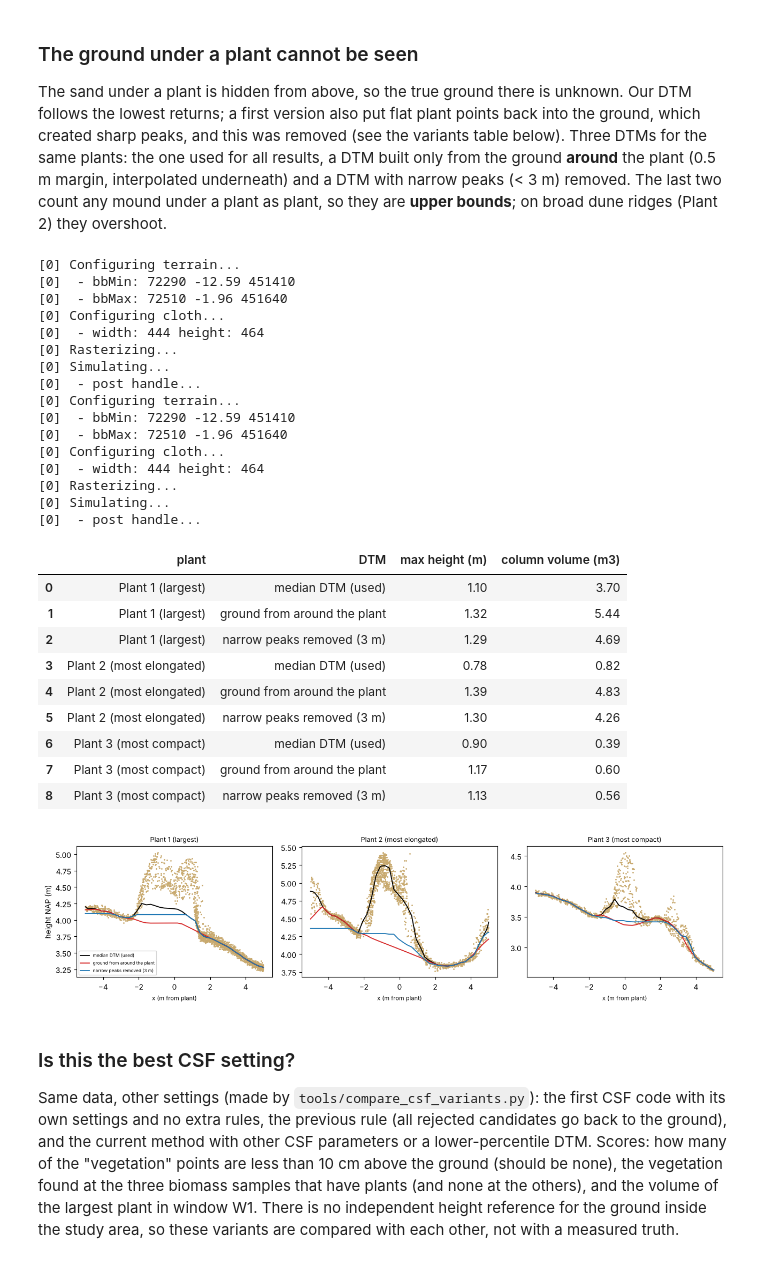
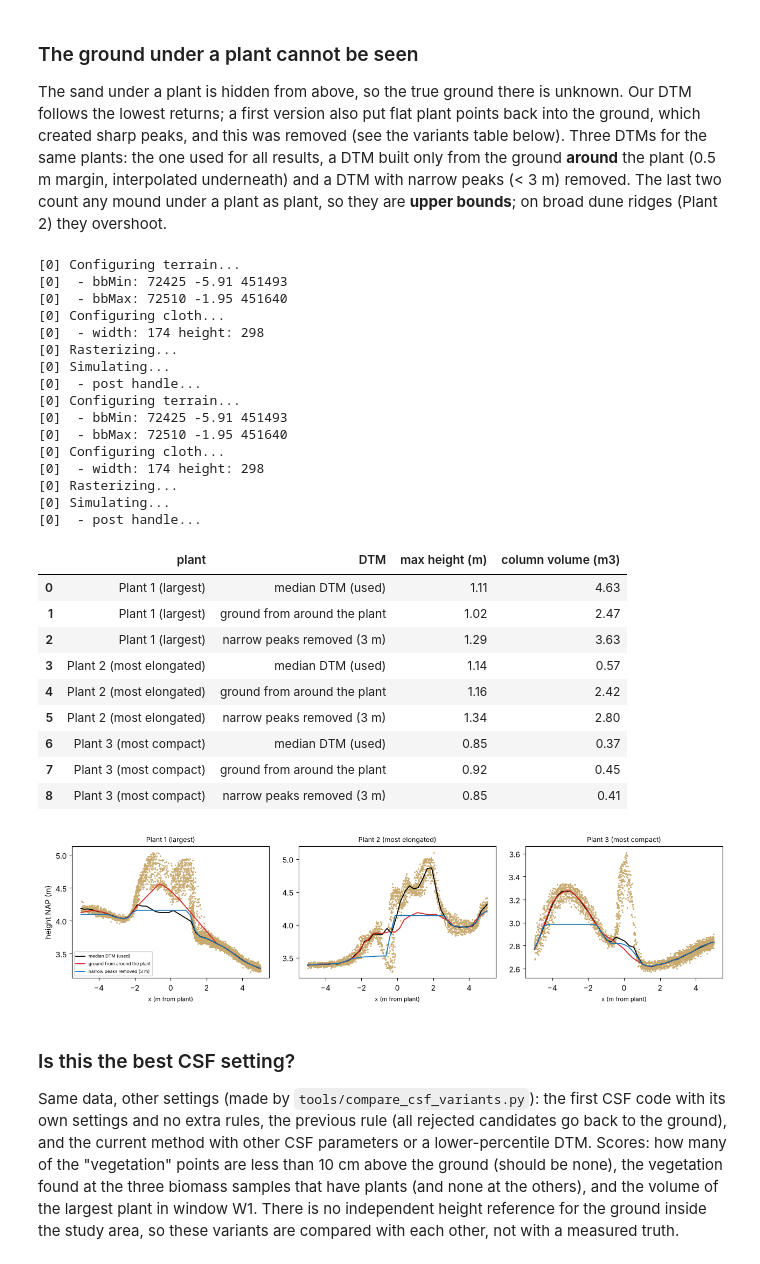
Before and after one commit to evpalli/zandmotor-biomass-pointclouds, a Jupyter notebook: notebooks/A_explore_vegetation.ipynb, the cells around one changed output. Cells and saved outputs as stored; diff of their text form; code cells hidden in the pictures.

```diff
--- a/notebooks/A_explore_vegetation.ipynb
+++ b/notebooks/A_explore_vegetation.ipynb
@@ -82,23 +68,23 @@ H.table(pd.DataFrame(rows), "A1_density_experiment")
 ## A2 - Three vegetation examples and bare sand
 Top: canopy height (m). Bottom: the points with their real RGB colour.
 # %%
-t = H.tussocks(R[E])
+t = H.tussocks(RF[E])
 ok = t[(t.vol_column >= 0.3) & (t.planarity < 0.5) & (t.h_p95 > 0.4)]            # clear 3D plants, not diffuse low patches
 pick = []                                                                         # three visually different shapes
 for col in ["vol_column", "linearity", "sphericity"]:
     pick.append(ok.drop(index=pick).nlargest(1, col).index[0])
 top = ok.loc[pick].reset_index(drop=True); top["patch"] = ["Plant 1 (largest)", "Plant 2 (most elongated)", "Plant 3 (most compact)"]
-bl = H.blocks(R[E], t); sand = bl[(bl.cover_m2 == 0) & (bl.slope_deg < 5) & (bl.data_share > .95)].sort_values("slope_deg").iloc[0]
+bl = H.blocks(RF[E], t); sand = bl[(bl.cover_m2 == 0) & (bl.slope_deg < 5) & (bl.data_share > .95)].sort_values("slope_deg").iloc[0]
 spots = [(r.x, r.y, r.patch) for r in top.itertuples()] + [(sand.x, sand.y, "Bare sand")]
 SUM = "20240717" if "20240717" in EP else EP[len(EP) // 2]                       # a summer epoch: plants are greener than in March
-gf = R[E]["grid_fine"]; h = 2.5
+gf = RF[E]["grid_fine"]; h = 2.5
 fig, axs = plt.subplots(3, 4, figsize=(11, 8.2))
 for j, (x, y, name) in enumerate(spots):
     c0, c1 = int((x - h - gf["x0"]) / gf["res"]), int((x + h - gf["x0"]) / gf["res"]); r0, r1 = int((gf["y1"] - y - h) / gf["res"]), int((gf["y1"] - y + h) / gf["res"])
-    im = axs[0, j].imshow(R[E]["chm"][r0:r1, c0:c1], extent=(-h, h, -h, h), vmin=0, vmax=1, cmap="YlGn"); axs[0, j].set_title(name, fontsize=8)
+    im = axs[0, j].imshow(RF[E]["chm"][r0:r1, c0:c1], extent=(-h, h, -h, h), vmin=0, vmax=1, cmap="YlGn"); axs[0, j].set_title(name, fontsize=8)
     for i, e in [(1, E), (2, SUM)]:
-        if name == "Bare sand": p = H.read_points(e, box=(x - h, y - h, x + h, y + h)); xx, yy, cc = p["x"], p["y"], p["rgb"]
-        else: v = R[e]["veg"]; m = (abs(v["x"] - x) < h) & (abs(v["y"] - y) < h); xx, yy, cc = v["x"][m], v["y"][m], v["rgb"][m]
+        if name == "Bare sand": p = H.read_points(e, density=DX(e), box=(x - h, y - h, x + h, y + h)); xx, yy, cc = p["x"], p["y"], p["rgb"]
+        else: v = RX(e)["veg"]; m = (abs(v["x"] - x) < h) & (abs(v["y"] - y) < h); xx, yy, cc = v["x"][m], v["y"][m], v["rgb"][m]
         axs[i, j].scatter(xx - x, yy - y, c=np.clip(cc, 0, 1), s=3); axs[i, j].set_xlim(-h, h); axs[i, j].set_ylim(-h, h); axs[i, j].set_aspect("equal")
     for i in range(3): axs[i, j].set_xlabel("x (m from centre)", fontsize=7); axs[i, j].tick_params(labelsize=7)
 axs[0, 0].set_ylabel("canopy height\n" + H.EPOCH_LABEL[E], fontsize=8); axs[1, 0].set_ylabel("real colour\n" + H.EPOCH_LABEL[E] + " (winter)", fontsize=8); axs[2, 0].set_ylabel("real colour\n" + H.EPOCH_LABEL[SUM] + " (summer)", fontsize=8)
@@ -111,9 +97,9 @@ H.table(top[["patch"] + cols].round(3), "A2_patch_attributes")
 rows = []                                                                         # colour of plants vs sand, winter and summer
 for e in [E, SUM]:
     for r in top.itertuples():
-        v = R[e]["veg"]; m = (abs(v["x"] - r.x) < 2.5) & (abs(v["y"] - r.y) < 2.5)
+        v = RX(e)["veg"]; m = (abs(v["x"] - r.x) < 2.5) & (abs(v["y"] - r.y) < 2.5)
         rows.append({"patch": r.patch, "epoch": H.EPOCH_LABEL[e], "veg points": int(m.sum()), **(H.colour_stats(v["rgb"][m]) if m.sum() > 5 else {})})
-    p = H.read_points(e, box=(sand.x - 2.5, sand.y - 2.5, sand.x + 2.5, sand.y + 2.5)); rows.append({"patch": "Bare sand", "epoch": H.EPOCH_LABEL[e], "veg points": 0, **H.colour_stats(p["rgb"])})
+    p = H.read_points(e, density=DX(e), box=(sand.x - 2.5, sand.y - 2.5, sand.x + 2.5, sand.y + 2.5)); rows.append({"patch": "Bare sand", "epoch": H.EPOCH_LABEL[e], "veg points": 0, **H.colour_stats(p["rgb"])})
 H.table(pd.DataFrame(rows).round(3), "A2_colour_by_season")
 # %% [output]
 |  | patch | epoch | veg points | brightness | exg | vari |
@@ -159,9 +141,9 @@ fig.colorbar(im, ax=axs, label="canopy height (m)", shrink=.6); H.save(fig, "A3_
 4. A candidate is **vegetation** if it is **10 cm - 1.5 m above the DTM** (10 cm = about 3 x the 3 cm noise of bare sand; slightly more on slopes) **and not flat** (eigenvalue shape: planarity < 0.65 and linearity / sphericity high enough). Plant points are 3D, sand ripples are planar.
 5. **Final DTM** from the CSF ground plus the candidates that were rejected only because they were too low; the gates are repeated on this DTM. Candidates that are flat but clearly above the ground are canopy surface, not sand, so they are not added to the ground (adding them lifted the DTM into the plants and created sharp peaks).
 # %%
-pts = H.read_points(E, box=(x0 - 6, y0 - 0.3, x0 + 6, y0 + 0.3)); hag = pts["z"] - H.sample(R[E]["dtm"], R[E]["grid_dtm"], pts["x"], pts["y"])
+pts = H.read_points(E, density=None, box=(x0 - 6, y0 - 0.3, x0 + 6, y0 + 0.3)); hag = pts["z"] - H.sample(RF[E]["dtm"], RF[E]["grid_dtm"], pts["x"], pts["y"])
 fig, ax = plt.subplots(figsize=(9, 3)); isv = (hag >= H.H_MIN) & (hag <= H.H_MAX)
 ax.plot(pts["x"][~isv], pts["z"][~isv], ".", c="#c8a96e", ms=2, label="ground / sand"); ax.plot(pts["x"][isv], pts["z"][isv], ".", c="#2a7f3f", ms=2, label="vegetation (> 10 cm above DTM)")
-xs = np.linspace(x0 - 6, x0 + 6, 300); ax.plot(xs, H.sample(R[E]["dtm"], R[E]["grid_dtm"], xs, np.full_like(xs, y0)), "k-", lw=1, label="DTM")
+xs = np.linspace(x0 - 6, x0 + 6, 300); ax.plot(xs, H.sample(RF[E]["dtm"], RF[E]["grid_dtm"], xs, np.full_like(xs, y0)), "k-", lw=1, label="DTM")
 ax.set_xlabel("x (m)"); ax.set_ylabel("height NAP (m)"); ax.legend(markerscale=4, fontsize=7); H.save(fig, "A4_profile")
 # %% [output]
@@ -170,12 +152,15 @@ ax.set_xlabel("x (m)"); ax.set_ylabel("height NAP (m)"); ax.legend(markerscale=4
 ### How the classification works, step by step
 The same 30 x 30 m window around Plant 1, after each stage. **Stage 1 (CSF):** the cloth separates ground from candidates. **Stage 2:** a candidate stays vegetation only if it is 10 cm - 1.5 m above the DTM and not planar; the others (flat or too low) go back to the ground. **Stage 3:** the final DTM is rebuilt from all ground points.
 # %%
-FULL = H.separate(H.read_points(E), debug=True)                                   # whole study area, same run as all results
-DD = FULL["debug"]; CLF = np.zeros(len(DD["x"]), int); CLF[DD["cand"]] = 1; CLF[DD["veg"]] = 2
-def stage_window(x, y, hw=15):
-    m = (abs(DD["x"] - x) < hw) & (abs(DD["y"] - y) < hw)
-    return (x - hw, y - hw, x + hw, y + hw), {"debug": {"x": DD["x"][m], "y": DD["y"][m], "z": DD["z"][m], "_c": CLF[m]}, "dtm": FULL["dtm"], "grid_dtm": FULL["grid_dtm"]}
-WIN = [stage_window(r.x, r.y) for r in top.itertuples()]                          # one 30 m cut-out per example plant (from the full-area run)
+WIN = []                                           # one cut-out per example plant: the full separation is run on a 90 x 90 m area around the plant (full density), then the central 30 x 30 m is shown
+for r in top.itertuples():
+    bx = (r.x - 45, r.y - 45, r.x + 45, r.y + 45)
+    Rr = H.separate(H.read_points(E, density=None, box=bx), box=bx, debug=True); D0 = Rr["debug"]
+    cl0 = np.zeros(len(D0["x"]), int); cl0[D0["cand"]] = 1; cl0[D0["veg"]] = 2
+    m = (abs(D0["x"] - r.x) < 15) & (abs(D0["y"] - r.y) < 15)
+    WIN.append(((r.x - 15, r.y - 15, r.x + 15, r.y + 15), {"debug": {"x": D0["x"][m], "y": D0["y"][m], "z": D0["z"][m], "_c": cl0[m]}, "dtm": Rr["dtm"], "grid_dtm": Rr["grid_dtm"]}))
+    del Rr, D0
+R = None; H.release_memory()                       # the comparison set is not needed below; free the memory
 def classes(D):
     return D["_c"]                                                                # 0 CSF ground, 1 rejected candidate, 2 vegetation
 GROUND, REJ, VEG = "#c8a96e", "#e07b39", "#2a7f3f"
@@ -228,47 +222,48 @@ The sand under a plant is hidden from above, so the true ground there is unknown
 # %%
 opts = [("median DTM (used)", {}, "k"), ("ground from around the plant", dict(mask_plants=.5), "#d62728"), ("narrow peaks removed (3 m)", dict(open_dtm=3.), "#1f77b4")]
 VAR = {}
+BIG = (top.x.min() - 45, top.y.min() - 45, top.x.max() + 45, top.y.max() + 45)     # the variants are run on the area around the three plants (full density) to save memory
 fig, axs = plt.subplots(1, 3, figsize=(13, 3.4)); rows = []
 for ax, r, (bx_, Rw_) in zip(axs, top.itertuples(), WIN):
     D_ = Rw_["debug"]; m = (abs(D_["y"] - r.y) < 0.3) & (abs(D_["x"] - r.x) < 5); ax.plot(D_["x"][m] - r.x, D_["z"][m], ".", c="#c8a96e", ms=2)
     xs = np.linspace(r.x - 5, r.x + 5, 200)
     for name, o, c in opts:
-        if o and name not in VAR: VAR[name] = H.separate(H.read_points(E), **o)
-        Rv = VAR[name] if o else R[E]; Rv["epoch"] = E
+        if o and name not in VAR: VAR[name] = H.separate(H.read_points(E, density=None, box=BIG), box=BIG, consume=True, **o)
+        Rv = VAR[name] if o else RF[E]; Rv["epoch"] = E
         ax.plot(xs - r.x, H.sample(Rv["dtm"], Rv["grid_dtm"], xs, np.full_like(xs, r.y)), "-", c=c, lw=1.3, label=name)
         tv = H.tussocks(Rv, alpha=False); k = tv[np.hypot(tv.x - r.x, tv.y - r.y) < 1.5]
         rows.append({"plant": r.patch, "DTM": name, "max height (m)": k.h_max.max() if len(k) else np.nan, "column volume (m3)": k.vol_column.max() if len(k) else np.nan})
     ax.set_title(r.patch, fontsize=9); ax.set_xlabel("x (m from plant)", fontsize=8)
 axs[0].set_ylabel("height NAP (m)"); axs[0].legend(fontsize=6); fig.tight_layout(); H.save(fig, "A4_dtm_under_plants")
 H.table(pd.DataFrame(rows).round(2), "A4_dtm_under_plants")
 # %% [output]
 [0] Configuring terrain...
-[0]  - bbMin: 72290 -12.59 451410
-[0]  - bbMax: 72510 -1.96 451640
+[0]  - bbMin: 72425 -5.91 451493
+[0]  - bbMax: 72510 -1.95 451640
 [0] Configuring cloth...
-[0]  - width: 444 height: 464
+[0]  - width: 174 height: 298
 [0] Rasterizing...
 [0] Simulating...
 [0]  - post handle...
 [0] Configuring terrain...
-[0]  - bbMin: 72290 -12.59 451410
-[0]  - bbMax: 72510 -1.96 451640
+[0]  - bbMin: 72425 -5.91 451493
+[0]  - bbMax: 72510 -1.95 451640
 [0] Configuring cloth...
-[0]  - width: 444 height: 464
+[0]  - width: 174 height: 298
 [0] Rasterizing...
 [0] Simulating...
 [0]  - post handle...
 |  | plant | DTM | max height (m) | column volume (m3) |
-| 0 | Plant 1 (largest) | median DTM (used) | 1.10 | 3.70 |
-| 1 | Plant 1 (largest) | ground from around the plant | 1.32 | 5.44 |
-| 2 | Plant 1 (largest) | narrow peaks removed (3 m) | 1.29 | 4.69 |
-| 3 | Plant 2 (most elongated) | median DTM (used) | 0.78 | 0.82 |
-| 4 | Plant 2 (most elongated) | ground from around the plant | 1.39 | 4.83 |
-| 5 | Plant 2 (most elongated) | narrow peaks removed (3 m) | 1.30 | 4.26 |
-| 6 | Plant 3 (most compact) | median DTM (used) | 0.90 | 0.39 |
-| 7 | Plant 3 (most compact) | ground from around the plant | 1.17 | 0.60 |
-| 8 | Plant 3 (most compact) | narrow peaks removed (3 m) | 1.13 | 0.56 |
+| 0 | Plant 1 (largest) | median DTM (used) | 1.11 | 4.63 |
+| 1 | Plant 1 (largest) | ground from around the plant | 1.02 | 2.47 |
+| 2 | Plant 1 (largest) | narrow peaks removed (3 m) | 1.29 | 3.63 |
+| 3 | Plant 2 (most elongated) | median DTM (used) | 1.14 | 0.57 |
+| 4 | Plant 2 (most elongated) | ground from around the plant | 1.16 | 2.42 |
+| 5 | Plant 2 (most elongated) | narrow peaks removed (3 m) | 1.34 | 2.80 |
+| 6 | Plant 3 (most compact) | median DTM (used) | 0.85 | 0.37 |
+| 7 | Plant 3 (most compact) | ground from around the plant | 0.92 | 0.45 |
+| 8 | Plant 3 (most compact) | narrow peaks removed (3 m) | 0.85 | 0.41 |
-[figure, old version]
+[figure, new version]
 # %% [markdown]
 ### Is this the best CSF setting?
 Same data, other settings (made by `tools/compare_csf_variants.py`): the first CSF code with its own settings and no extra rules, the previous rule (all rejected candidates go back to the ground), and the current method with other CSF parameters or a lower-percentile DTM. Scores: how many of the "vegetation" points are less than 10 cm above the ground (should be none), the vegetation found at the three biomass samples that have plants (and none at the others), and the volume of the largest plant in window W1. There is no independent height reference for the ground inside the study area, so these variants are compared with each other, not with a measured truth.
```
Also changed, not shown: parts of 13 cells of this notebook, 1 other file.
